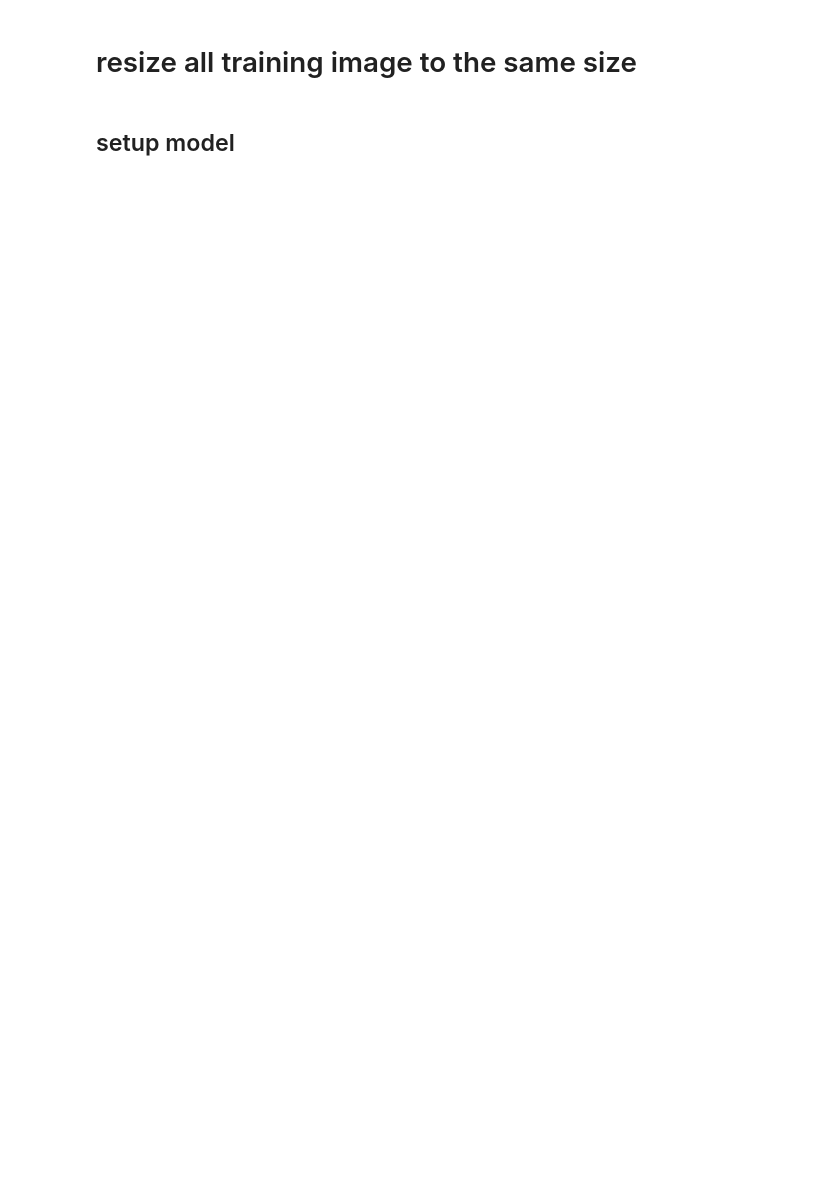
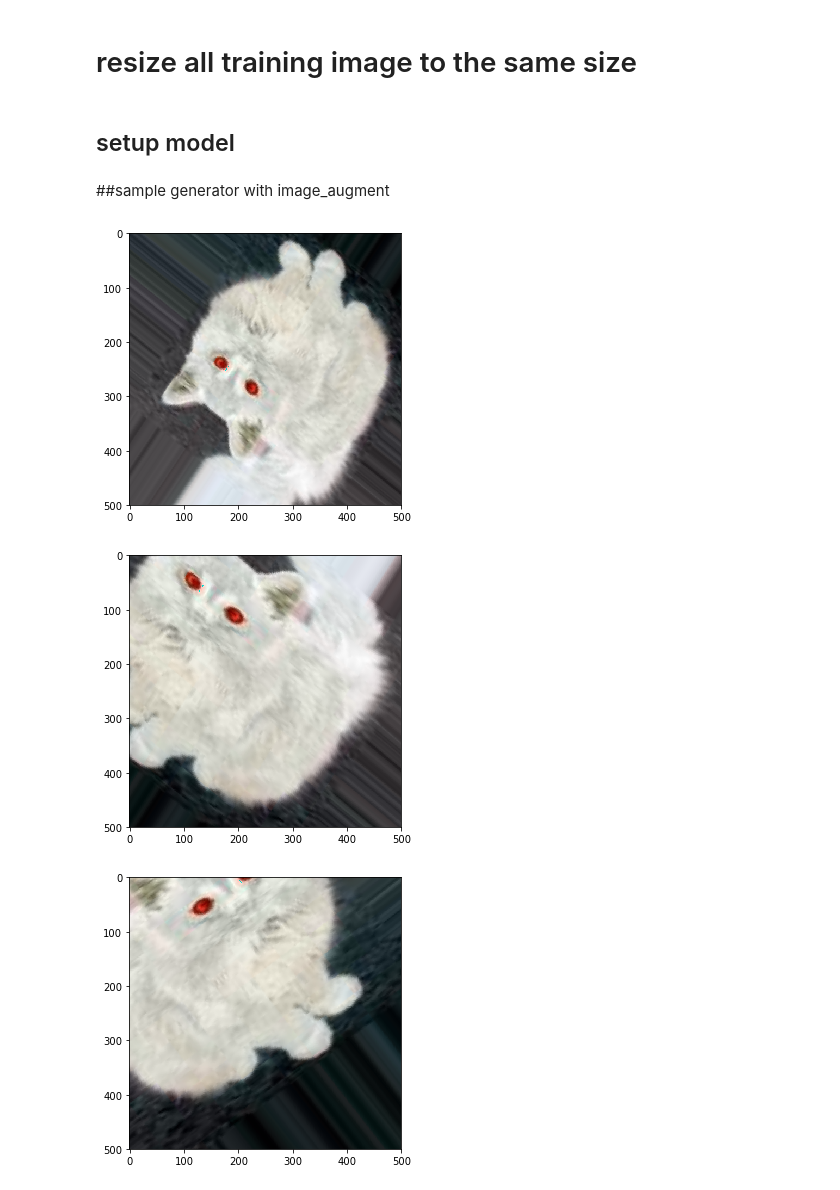
Before and after one commit to zwh42/DogVsCat, a Jupyter notebook: DogVsCatFlowSetup.ipynb, the cells around one changed output. Cells and saved outputs as stored; diff of their text form; code cells hidden in the pictures; blank space fills up the shorter version.

Commit message:
add image augmentation

```diff
--- a/DogVsCatFlowSetup.ipynb
+++ b/DogVsCatFlowSetup.ipynb
@@ -21,6 +21,7 @@ from keras.models import Sequential
 from keras.layers import Dropout, ELU
 from keras.layers.convolutional import Cropping2D, Convolution2D, MaxPooling2D
 from keras.layers.core import Lambda, Dense, Activation, Flatten
+from keras.preprocessing.image import ImageDataGenerator
 
 
 import matplotlib.pyplot as plt
@@ -30,7 +31,7 @@ plt.rcParams['figure.figsize'] = (10.0, 5.0)
 TRAIN_DATA_PATH_LIST = ["./train"]
 TEST_DATA_PATH_LIST = ["./test"]
 
-LABEL_LIST = ["dog", "cat"]
+LABEL_LIST = sorted(["dog", "cat"])
 
 DO_VISUALIZE = True
 # %% [markdown]
@@ -168,3 +138,7 @@ for i in range(5):
+# %%
+def resize_image(image, input_shape = (100, 100)):
+    resized_image = cv2.resize(image, input_shape)
+    return resized_image
 # %% [markdown]
 ## setup model
 # %%
@@ -280,31 +170,60 @@ visualize_image_size_distribution(image_shape_counter)
+# %% [markdown]
+##sample generator with image_augment
 # %%
-def sample_generator(samples, batch_size=10):
+image_augment_generator = ImageDataGenerator(
+        rotation_range=40,
+        width_shift_range=0.2,
+        height_shift_range=0.2,
+        shear_range=0.2,
+        zoom_range=0.2,
+        horizontal_flip=True,
+        vertical_flip = True,
+        fill_mode='nearest')
+
+
+
+def sample_generator(samples, batch_size=1):
 
     while True:
         samples = shuffle(samples)
         num_samples = len(samples)
         for offset in range(0, num_samples, batch_size):
             batch_samples = samples[offset:offset + batch_size]
             images = []
             one_hot_labels = []
 
             for sample in batch_samples:
                 image = cv2.imread(sample[1])
                 image = resize_image(image)
 
                 images.append(image)
                 one_hot_labels.append(sample[0])
+
                 #plt.imshow(image)
                 #plt.show()
+                temp_img = image.reshape((1,) + image.shape)
+
+                for i in range(5):
+                    augmented_image = next(image_augment_generator.flow(temp_img,   batch_size =3, save_to_dir="./data_gen"))[0, :]
+                    plt.imshow(augmented_image)
+                    plt.show()
+
+
+
+
 
             X_train = np.array(images)
             y_train = np.array(one_hot_labels)
 
             #print("y_train", y_train)
             yield shuffle(X_train, y_train)
 
 
 
 
-for i in range(3):
+for i in range(1):
     next(sample_generator(raw_samples))
+# %% [output]
+[figure, added]
+[figure, added]
+[figure, added]
```
Also changed, not shown: parts of 10 cells of this notebook.
